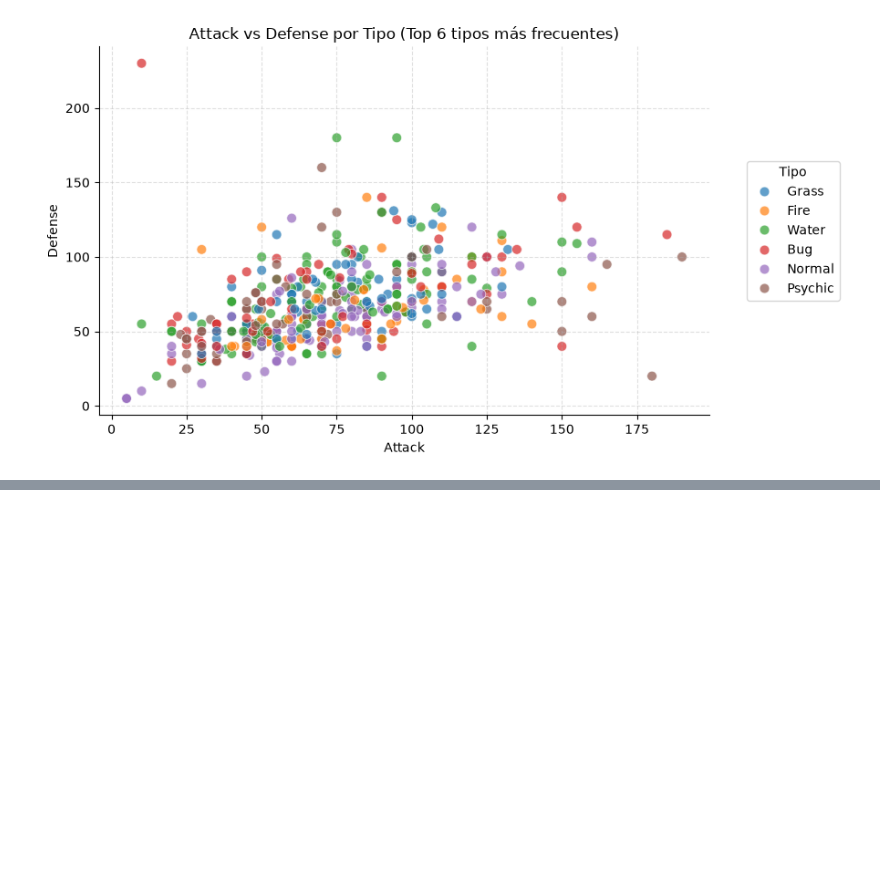
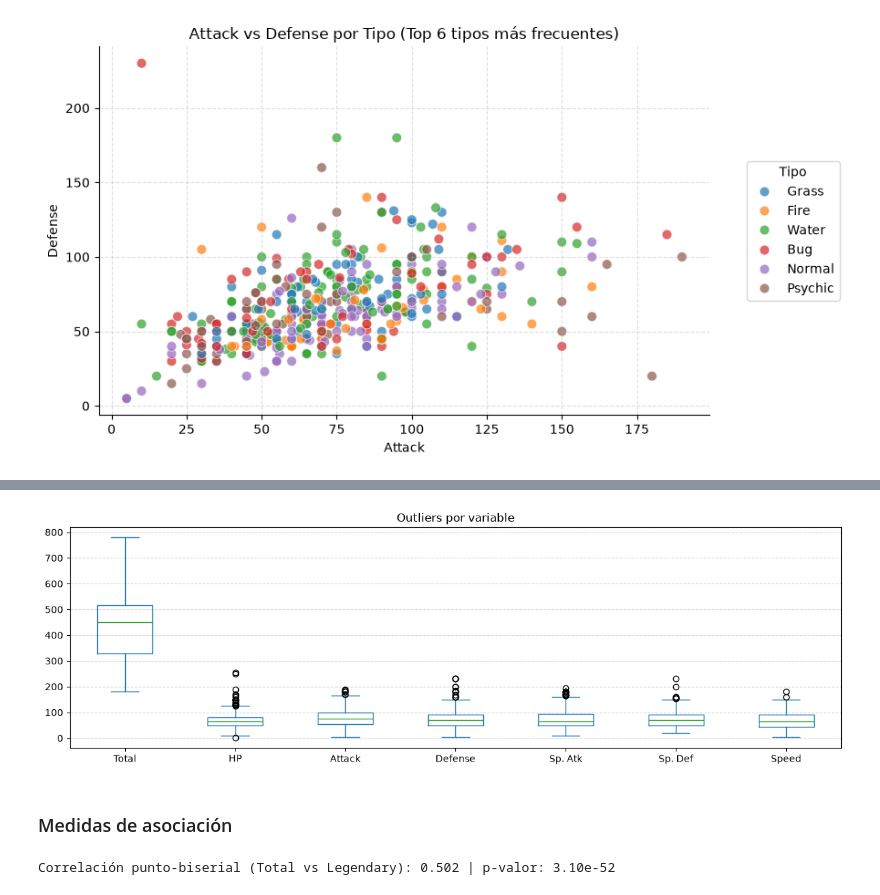
Before and after one commit to AntoBadami/inteligencia-artificial, a Jupyter notebook: A2/EDA_Pokemon.ipynb, the cells around one changed output, grey strips where cells are left out. Saved outputs shown, nothing was run; the diff lists cells and outputs as text; code cells hidden in the pictures; blank space fills up the shorter version.

```diff
--- a/A2/EDA_Pokemon.ipynb
+++ b/A2/EDA_Pokemon.ipynb
@@ -374,0 +423,23 @@ plt.show()
+# %%
+# Boxplots para ver los outliers visualmente
+df[num_cols].plot(kind='box', figsize=(12, 4), vert=True)
+plt.title('Outliers por variable')
+plt.grid(axis='y', ls='--', alpha=0.5)
+plt.tight_layout()
+plt.show()
+
+# Los outliers corresponden principalmente a Pokémon legendarios
+# %% [output]
+[figure, added]
+# %% [markdown]
+### Medidas de asociación
+# %%
+from scipy import stats
+
+# Correlación punto-biserial: Total (numérica) vs Legendary (binaria)
+corr, p = stats.pointbiserialr(df['Legendary'].astype(int), df['Total'])
+print(f"Correlación punto-biserial (Total vs Legendary): {corr:.3f} | p-valor: {p:.2e}")
+# Cuanto más cerca de 1, más fuerte la asociación positiva.
+# Los legendarios tienen en promedio un Total mucho mayor.
+# %% [output]
+Correlación punto-biserial (Total vs Legendary): 0.502 | p-valor: 3.10e-52
```
Also changed, not shown: parts of 6 cells of this notebook.
